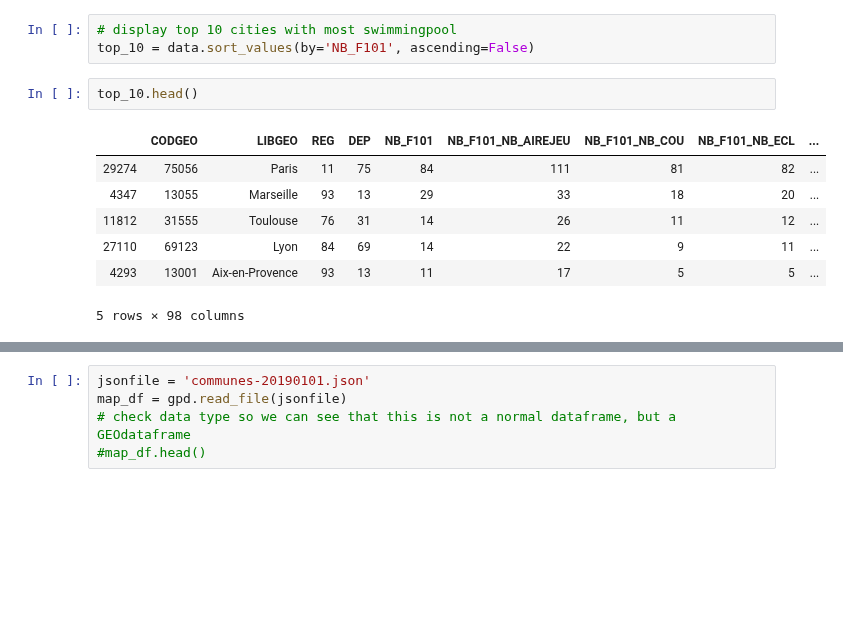
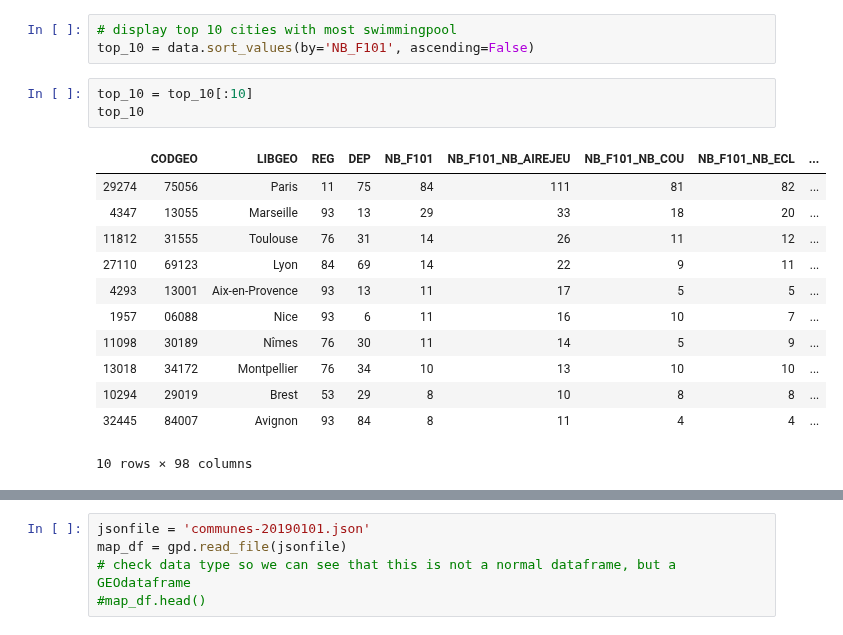
Before and after one commit to jc-udacity/datascientist, a Jupyter notebook: 05_data_science/project/blog_post.ipynb, the cells around one changed output, grey strips where cells are left out. Cells and saved outputs as stored; diff of their text form; blank space fills up the shorter version.

```diff
--- a/05_data_science/project/blog_post.ipynb
+++ b/05_data_science/project/blog_post.ipynb
@@ -109,16 +109,22 @@ snsbp.set_xticklabels(snsbp.get_xticklabels(), rotation=90);
 # %%
 # display top 10 cities with most swimmingpool
 top_10 = data.sort_values(by='NB_F101', ascending=False)
-# %%
-top_10.head()
-# %% [output]
-|  | CODGEO | LIBGEO | REG | DEP | NB_F101 | NB_F101_NB_AIREJEU | NB_F101_NB_COU | NB_F101_NB_ECL | ... |
-| 29274 | 75056 | Paris | 11 | 75 | 84 | 111 | 81 | 82 | ... |
-| 4347 | 13055 | Marseille | 93 | 13 | 29 | 33 | 18 | 20 | ... |
-| 11812 | 31555 | Toulouse | 76 | 31 | 14 | 26 | 11 | 12 | ... |
-| 27110 | 69123 | Lyon | 84 | 69 | 14 | 22 | 9 | 11 | ... |
-| 4293 | 13001 | Aix-en-Provence | 93 | 13 | 11 | 17 | 5 | 5 | ... |
-5 rows × 98 columns
+# %%
+top_10 = top_10[:10]
+top_10
+# %% [output]
+|  | CODGEO | LIBGEO | REG | DEP | NB_F101 | NB_F101_NB_AIREJEU | NB_F101_NB_COU | NB_F101_NB_ECL | ... |
+| 29274 | 75056 | Paris | 11 | 75 | 84 | 111 | 81 | 82 | ... |
+| 4347 | 13055 | Marseille | 93 | 13 | 29 | 33 | 18 | 20 | ... |
+| 11812 | 31555 | Toulouse | 76 | 31 | 14 | 26 | 11 | 12 | ... |
+| 27110 | 69123 | Lyon | 84 | 69 | 14 | 22 | 9 | 11 | ... |
+| 4293 | 13001 | Aix-en-Provence | 93 | 13 | 11 | 17 | 5 | 5 | ... |
+| 1957 | 06088 | Nice | 93 | 6 | 11 | 16 | 10 | 7 | ... |
+| 11098 | 30189 | Nîmes | 76 | 30 | 11 | 14 | 5 | 9 | ... |
+| 13018 | 34172 | Montpellier | 76 | 34 | 10 | 13 | 10 | 10 | ... |
+| 10294 | 29019 | Brest | 53 | 29 | 8 | 10 | 8 | 8 | ... |
+| 32445 | 84007 | Avignon | 93 | 84 | 8 | 11 | 4 | 4 | ... |
+10 rows × 98 columns
 # %%
 fig=plt.figure(figsize=(20,10))
 sns.set(font_scale=2)
```
Also changed, not shown: parts of 1 cell of this notebook.
